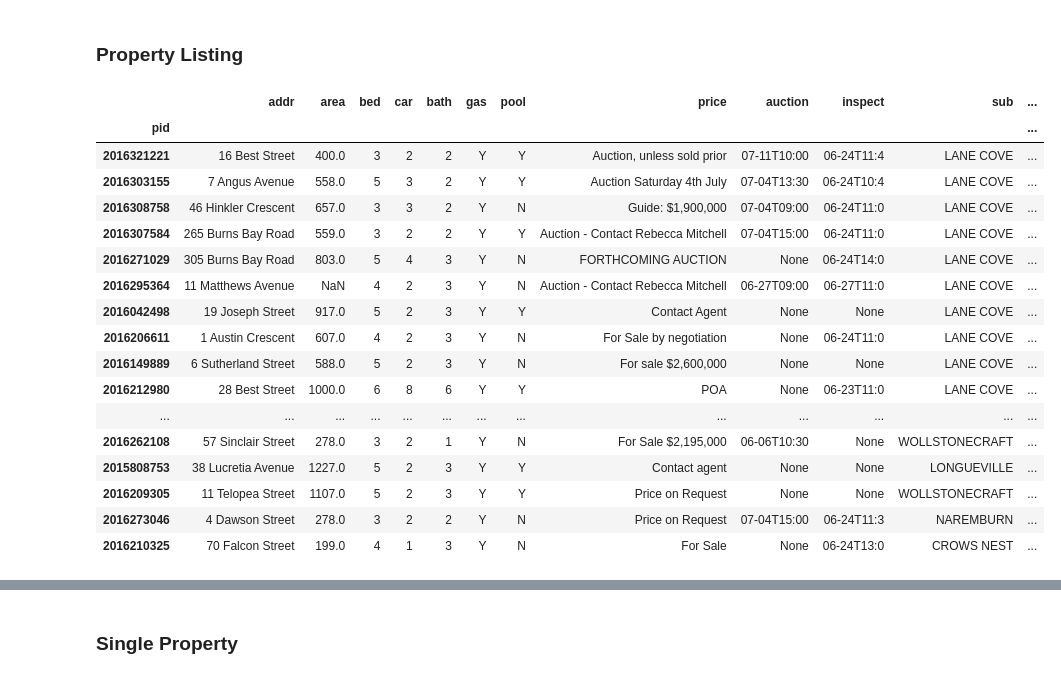
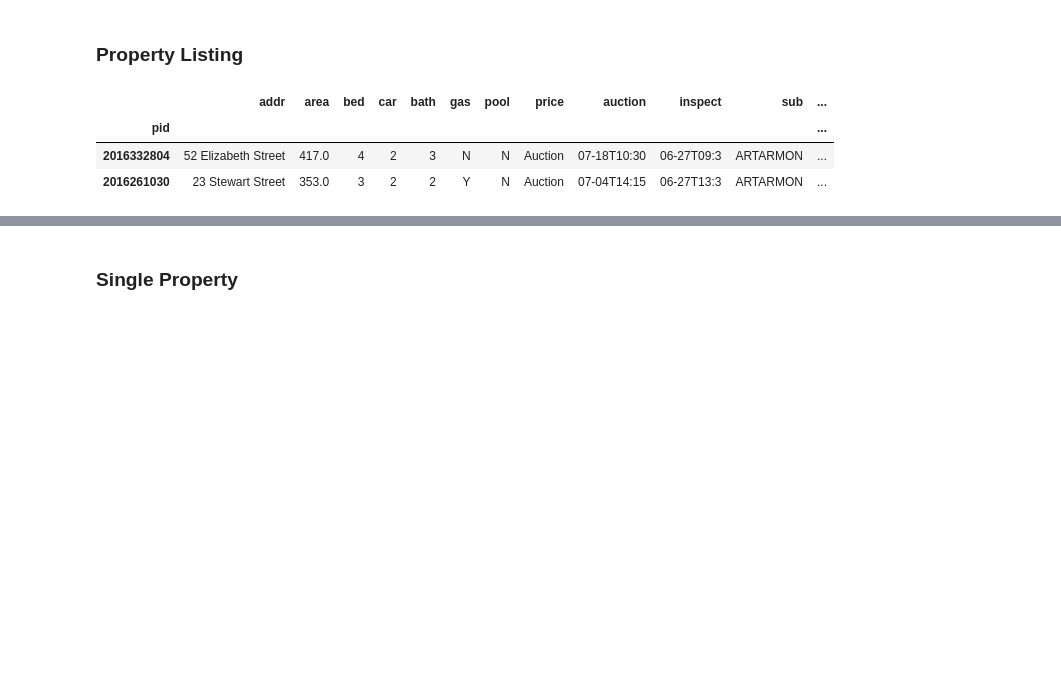
Before and after one commit to fiony/web_scrape, a Jupyter notebook: DomainApi.ipynb, the cells around one changed output, grey strips where cells are left out. Cells and saved outputs as stored; diff of their text form; code cells hidden in the pictures; blank space fills up the shorter version.

```diff
--- a/DomainApi.ipynb
+++ b/DomainApi.ipynb
@@ -5,4 +5,5 @@
 # %%
 TURRAMURRA = Suburb(name="Turramurra", postcode=2074, state='nsw')
 LANE_COVE = Suburb(name="Lane Cove", postcode=2066, state='nsw')
+ARTARMON = Suburb(name="artarmon", postcode=2064, state='nsw')
 # %%
@@ -11,5 +12,5 @@ search_property = PropertyRange(bed="3+", bath="1+", car="1+")
 # %% [markdown]
 ### Property Listing
 # %%
-sub = LANE_COVE
+sub = ARTARMON#LANE_COVE
 # %%
@@ -24,32 +26,19 @@ sub_by_price = client.listing(sub, price_range=search_price)
 Q_GAS = "gas=='Y'"
 Q_NO_POOL = "pool=='N'"
 Q_4_bed = "bed==4"
+Q_SUB = "sub=='%s'"%str.upper(sub.name)
 def display_listing(result, query=[]):
   df = to_dataframe(result)
   for q in query:
     df = df.query(q)
   to_table(df)
 # %%
-display_listing(sub_by_property, query=[Q_GAS])
+display_listing(sub_by_property, query=[Q_SUB])
 # %% [output]
 |  | addr | area | bed | car | bath | gas | pool | price | auction | inspect | sub | ... |
 | pid |  |  |  |  |  |  |  |  |  |  |  | ... |
-| 2016321221 | 16 Best Street | 400.0 | 3 | 2 | 2 | Y | Y | Auction, unless sold prior | 07-11T10:00 | 06-24T11:4 | LANE COVE | ... |
-| 2016303155 | 7 Angus Avenue | 558.0 | 5 | 3 | 2 | Y | Y | Auction Saturday 4th July | 07-04T13:30 | 06-24T10:4 | LANE COVE | ... |
-| 2016308758 | 46 Hinkler Crescent | 657.0 | 3 | 3 | 2 | Y | N | Guide: $1,900,000 | 07-04T09:00 | 06-24T11:0 | LANE COVE | ... |
-| 2016307584 | 265 Burns Bay Road | 559.0 | 3 | 2 | 2 | Y | Y | Auction - Contact Rebecca Mitchell | 07-04T15:00 | 06-24T11:0 | LANE COVE | ... |
-| 2016271029 | 305 Burns Bay Road | 803.0 | 5 | 4 | 3 | Y | N | FORTHCOMING AUCTION | None | 06-24T14:0 | LANE COVE | ... |
-| 2016295364 | 11 Matthews Avenue | NaN | 4 | 2 | 3 | Y | N | Auction - Contact Rebecca Mitchell | 06-27T09:00 | 06-27T11:0 | LANE COVE | ... |
-| 2016042498 | 19 Joseph Street | 917.0 | 5 | 2 | 3 | Y | Y | Contact Agent | None | None | LANE COVE | ... |
-| 2016206611 | 1 Austin Crescent | 607.0 | 4 | 2 | 3 | Y | N | For Sale by negotiation | None | 06-24T11:0 | LANE COVE | ... |
-| 2016149889 | 6 Sutherland Street | 588.0 | 5 | 2 | 3 | Y | N | For sale $2,600,000 | None | None | LANE COVE | ... |
-| 2016212980 | 28 Best Street | 1000.0 | 6 | 8 | 6 | Y | Y | POA | None | 06-23T11:0 | LANE COVE | ... |
-| ... | ... | ... | ... | ... | ... | ... | ... | ... | ... | ... | ... | ... |
-| 2016262108 | 57 Sinclair Street | 278.0 | 3 | 2 | 1 | Y | N | For Sale $2,195,000 | 06-06T10:30 | None | WOLLSTONECRAFT | ... |
-| 2015808753 | 38 Lucretia Avenue | 1227.0 | 5 | 2 | 3 | Y | Y | Contact agent | None | None | LONGUEVILLE | ... |
-| 2016209305 | 11 Telopea Street | 1107.0 | 5 | 2 | 3 | Y | Y | Price on Request | None | None | WOLLSTONECRAFT | ... |
-| 2016273046 | 4 Dawson Street | 278.0 | 3 | 2 | 2 | Y | N | Price on Request | 07-04T15:00 | 06-24T11:3 | NAREMBURN | ... |
-| 2016210325 | 70 Falcon Street | 199.0 | 4 | 1 | 3 | Y | N | For Sale | None | 06-24T13:0 | CROWS NEST | ... |
+| 2016332804 | 52 Elizabeth Street | 417.0 | 4 | 2 | 3 | N | N | Auction | 07-18T10:30 | 06-27T09:3 | ARTARMON | ... |
+| 2016261030 | 23 Stewart Street | 353.0 | 3 | 2 | 2 | Y | N | Auction | 07-04T14:15 | 06-27T13:3 | ARTARMON | ... |
 # %%
 display_listing(sub_by_price, query=[Q_GAS,Q_NO_POOL])
 # %% [output]
```
Also changed, not shown: parts of 10 cells of this notebook.
